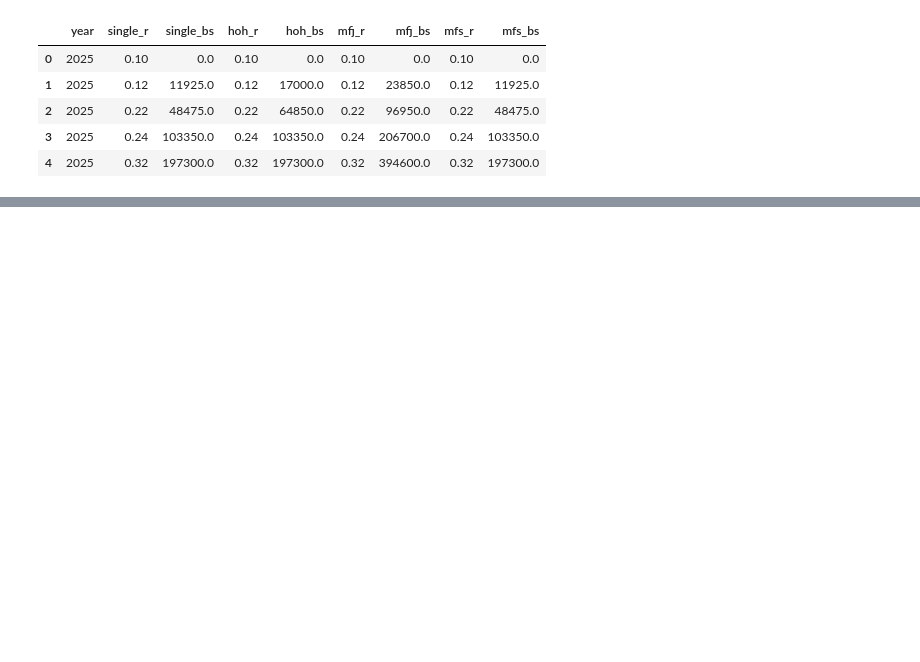
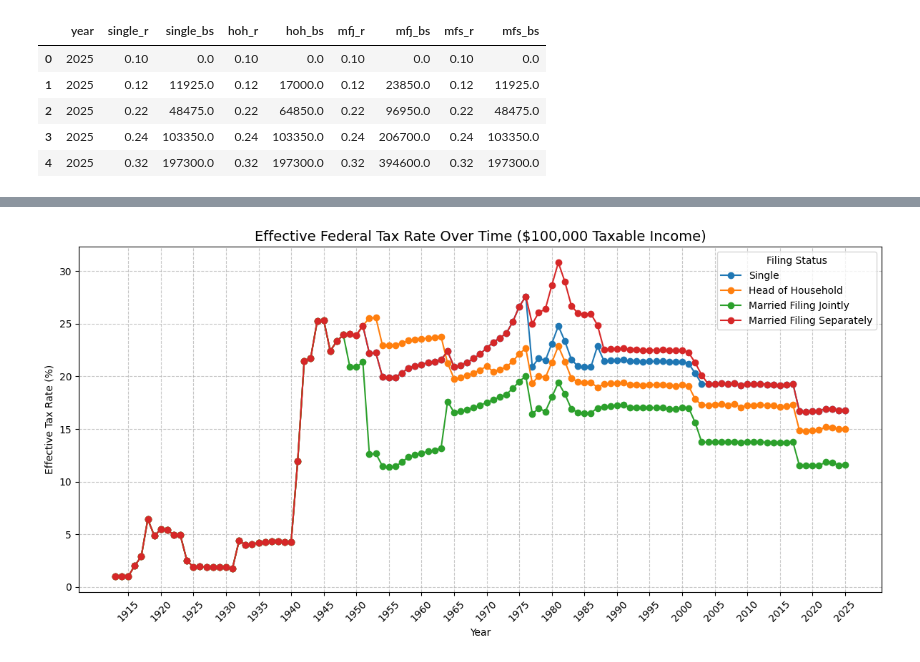
Before and after one commit to cormac-taylor/taxation, a Jupyter notebook: taxation.ipynb, the cells around one changed output, grey strips where cells are left out. Drawn from its saved outputs; the diff is of its cells as text; code cells hidden in the pictures; blank space fills up the shorter version.

```diff
--- a/taxation.ipynb
+++ b/taxation.ipynb
@@ -35,0 +159,4 @@ cpi_df.head()
+# %%
+plot_for_taxable_income(100_000)
+# %% [output]
+[figure, added]
```
Also changed, not shown: parts of 14 cells of this notebook.
